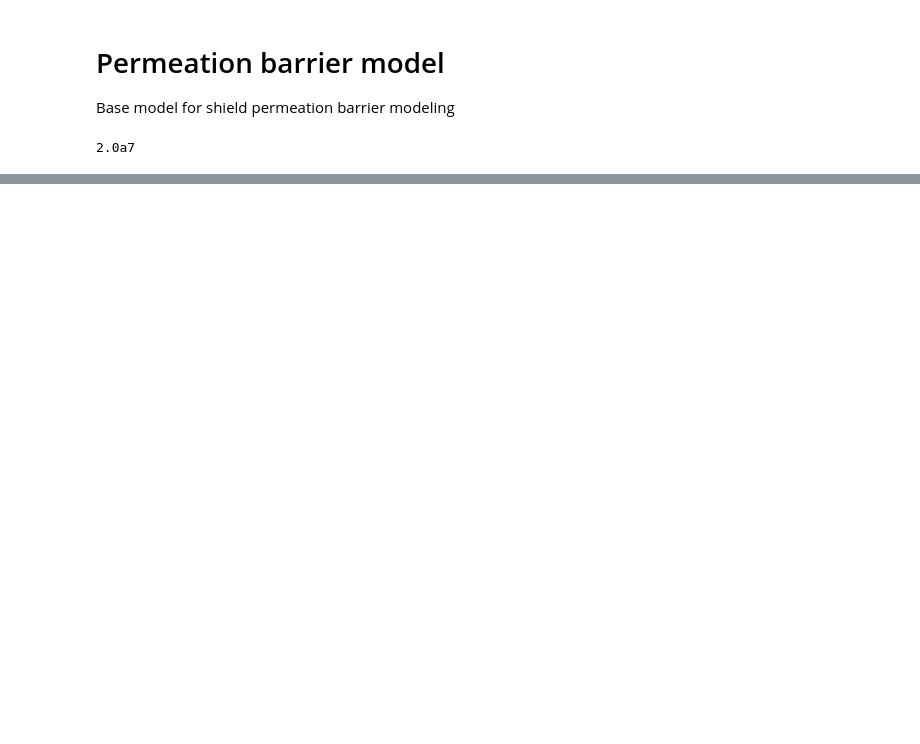
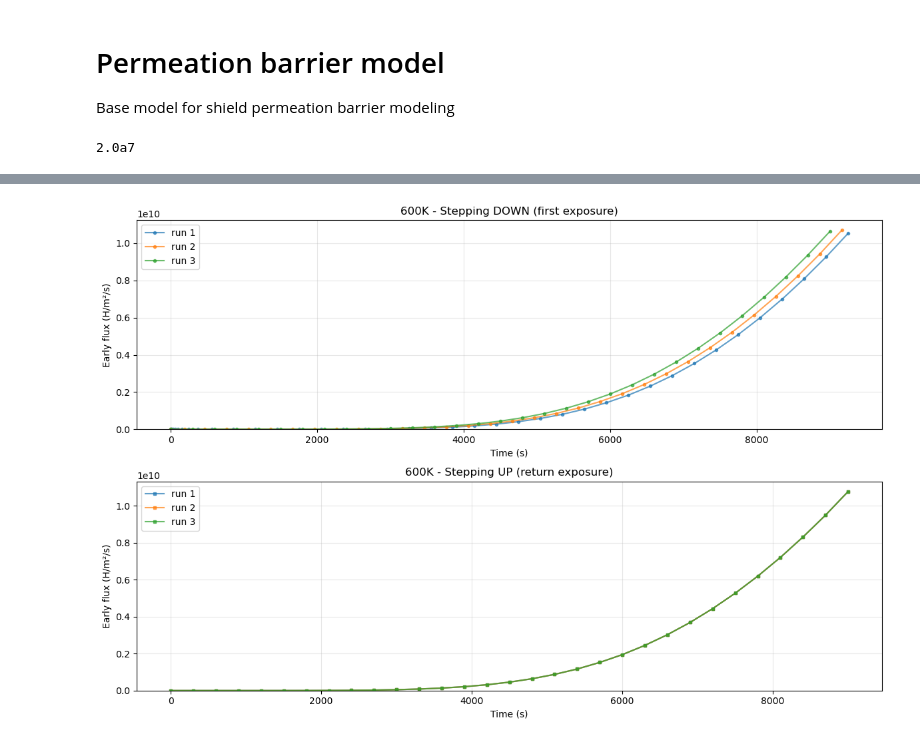
Before and after one commit to WeaverC20/permeation_barrier_analysis, a Jupyter notebook: two_layer_numerical/timelag_analysis.ipynb, the cells around one changed output, grey strips where cells are left out. Drawn from its saved outputs; the diff is of its cells as text; code cells hidden in the pictures; blank space fills up the shorter version.

```diff
--- a/two_layer_numerical/timelag_analysis.ipynb
+++ b/two_layer_numerical/timelag_analysis.ipynb
@@ -247,0 +335,88 @@ Threshold (5.0%): 1.180e+10
+# %%
+# ---------------------------------------
+# Comparison: Temperature stepping down vs stepping up
+# ---------------------------------------
+# Compare the 5% early flux behavior between:
+# - 600K_step1 (initial, stepping down)
+# - 600K_step5 (final, after stepping up)
+# And similarly for 550K
+
+# Identify matching temperature steps
+comparison_pairs = [
+    ('600K_step1', '600K_step5', '600K'),  # stepping down vs stepping up
+    ('550K_step2', '550K_step4', '550K'),  # stepping down vs stepping up
+]
+
+for down_key, up_key, temp_label in comparison_pairs:
+    if down_key not in temp_early_data or up_key not in temp_early_data:
+        print(f"Missing data for comparison: {down_key} or {up_key}")
+        continue
+
+    down_data = temp_early_data[down_key]
+    up_data = temp_early_data[up_key]
+
+    plt.figure(figsize=(12, 8))
+
+    # Plot stepping down (first occurrence of this temperature)
+    plt.subplot(2, 1, 1)
+    for i, (t_early, f_early) in enumerate(down_data['early_runs'], start=1):
+        if len(t_early) == 0:
+            continue
+        # Shift ALL runs to start at zero
+        t_plot = t_early - t_early[0]
+        plt.plot(t_plot, f_early, label=f"run {i}", marker='o', markersize=3, alpha=0.7)
+
+    plt.ylim(bottom=0)
+    plt.xlabel("Time (s)")
+    plt.ylabel("Early flux (H/m²/s)")
+    plt.title(f"{temp_label} - Stepping DOWN (first exposure)")
+    plt.legend()
+    plt.grid(True, alpha=0.3)
+
+    # Plot stepping up (return to this temperature)
+    plt.subplot(2, 1, 2)
+    for i, (t_early, f_early) in enumerate(up_data['early_runs'], start=1):
+        if len(t_early) == 0:
+            continue
+        # Shift ALL runs to start at zero
+        t_plot = t_early - t_early[0]
+        plt.plot(t_plot, f_early, label=f"run {i}", marker='s', markersize=3, alpha=0.7)
+
+    plt.ylim(bottom=0)
+    plt.xlabel("Time (s)")
+    plt.ylabel("Early flux (H/m²/s)")
+    plt.title(f"{temp_label} - Stepping UP (return exposure)")
+    plt.legend()
+    plt.grid(True, alpha=0.3)
+
+    plt.tight_layout()
+    plt.show()
+
+    # Print comparison metrics
+    print(f"\n{'='*60}")
+    print(f"Comparison for {temp_label}:")
+    print(f"{'='*60}")
+
+    # Compare first runs
+    if len(down_data['early_runs'][0][0]) > 0 and len(up_data['early_runs'][0][0]) > 0:
+        down_t1, down_f1 = down_data['early_runs'][0]
+        up_t1, up_f1 = up_data['early_runs'][0]
+
+        down_duration = down_t1[-1] - down_t1[0] if len(down_t1) > 1 else 0
+        up_duration = up_t1[-1] - up_t1[0] if len(up_t1) > 1 else 0
+
+        print(f"  Stepping DOWN - Run 1 early phase duration: {down_duration:.2e} s")
+        print(f"  Stepping UP   - Run 1 early phase duration: {up_duration:.2e} s")
+
+        if down_duration > 0:
+            change_pct = ((up_duration - down_duration) / down_duration) * 100
+            print(f"  Change: {change_pct:+.1f}%")
+
+            if up_duration > down_duration:
+                print(f"  → Early phase is LONGER when stepping up (more trapped H)")
+            elif up_duration < down_duration:
+                print(f"  → Early phase is SHORTER when stepping up (less trapped H)")
+            else:
+                print(f"  → Early phase duration is similar")
+# %% [output]
+[figure, added]
```
Also changed, not shown: parts of 8 cells of this notebook, 1 other file.
